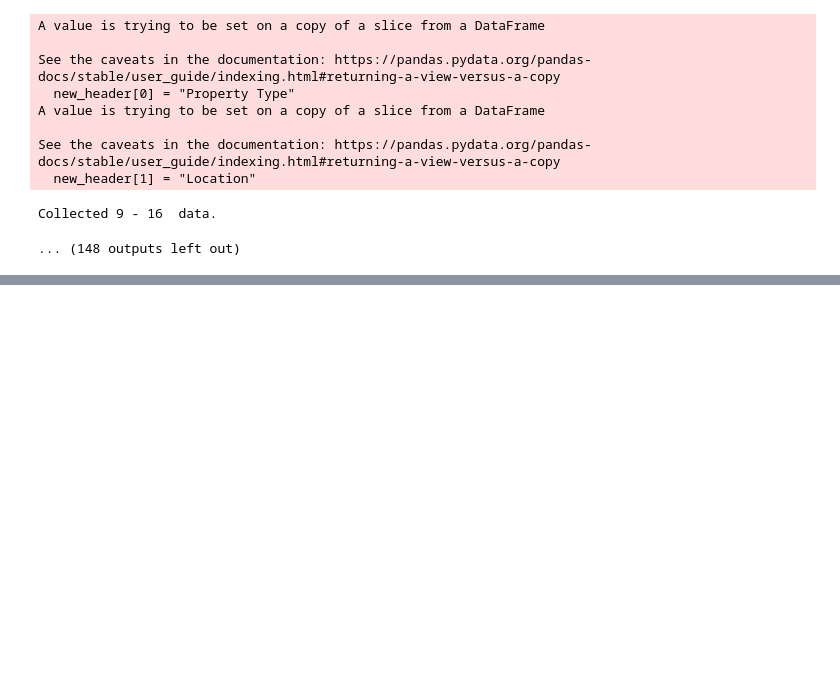
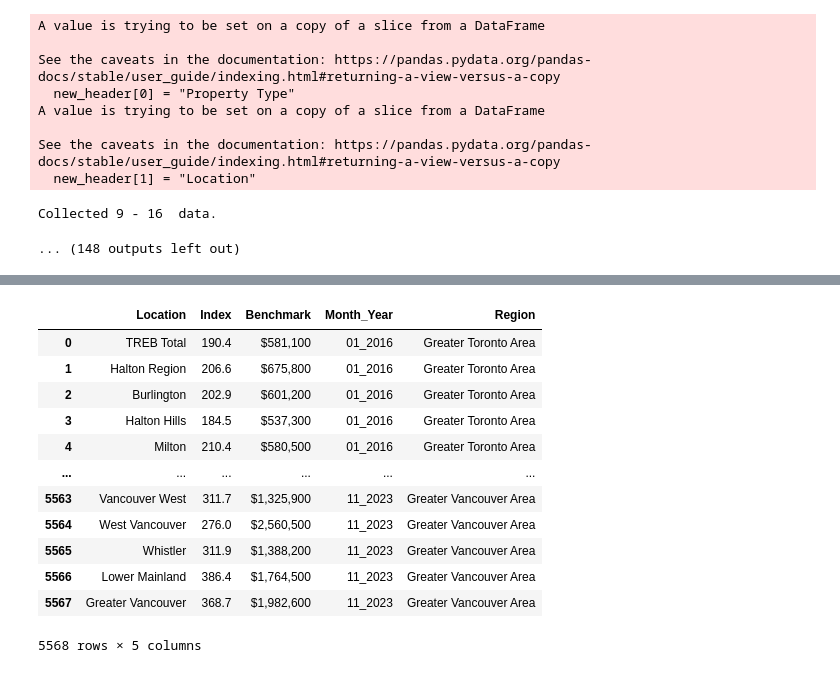
Before and after one commit to jack-leeshihc/Housing_Price_Immigration, a Jupyter notebook: Program/Data Collection.ipynb, the cells around one changed output, grey strips where cells are left out. Drawn from its saved outputs; the diff is of its cells as text; code cells hidden in the pictures; blank space fills up the shorter version.

```diff
--- a/Program/Data Collection.ipynb
+++ b/Program/Data Collection.ipynb
@@ -321,0 +390,17 @@ HPI_GVA.to_csv("/Users/changanlee/Desktop/University/Undergrad/4th-Year/Winter S
+# %%
+HPI_Overall = pd.concat([HPI_GTA, HPI_GVA],ignore_index = True)
+HPI_Overall
+# %% [output]
+|  | Location | Index | Benchmark | Month_Year | Region |
+| 0 | TREB Total | 190.4 | $581,100 | 01_2016 | Greater Toronto Area |
+| 1 | Halton Region | 206.6 | $675,800 | 01_2016 | Greater Toronto Area |
+| 2 | Burlington | 202.9 | $601,200 | 01_2016 | Greater Toronto Area |
+| 3 | Halton Hills | 184.5 | $537,300 | 01_2016 | Greater Toronto Area |
+| 4 | Milton | 210.4 | $580,500 | 01_2016 | Greater Toronto Area |
+| ... | ... | ... | ... | ... | ... |
+| 5563 | Vancouver West | 311.7 | $1,325,900 | 11_2023 | Greater Vancouver Area |
+| 5564 | West Vancouver | 276.0 | $2,560,500 | 11_2023 | Greater Vancouver Area |
+| 5565 | Whistler | 311.9 | $1,388,200 | 11_2023 | Greater Vancouver Area |
+| 5566 | Lower Mainland | 386.4 | $1,764,500 | 11_2023 | Greater Vancouver Area |
+| 5567 | Greater Vancouver | 368.7 | $1,982,600 | 11_2023 | Greater Vancouver Area |
+5568 rows × 5 columns
```
Also changed, not shown: parts of 15 cells of this notebook, 1 other file.
